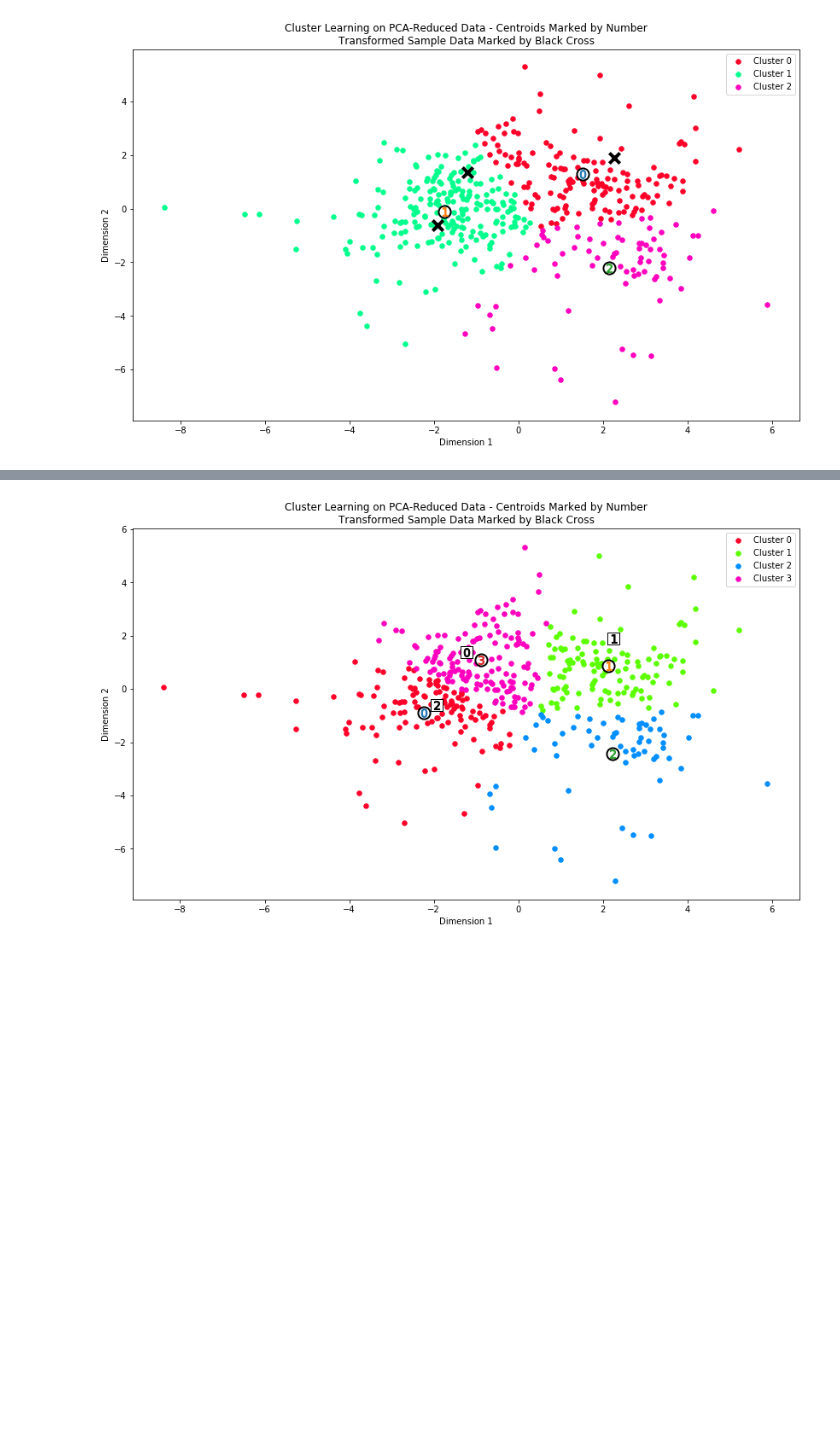
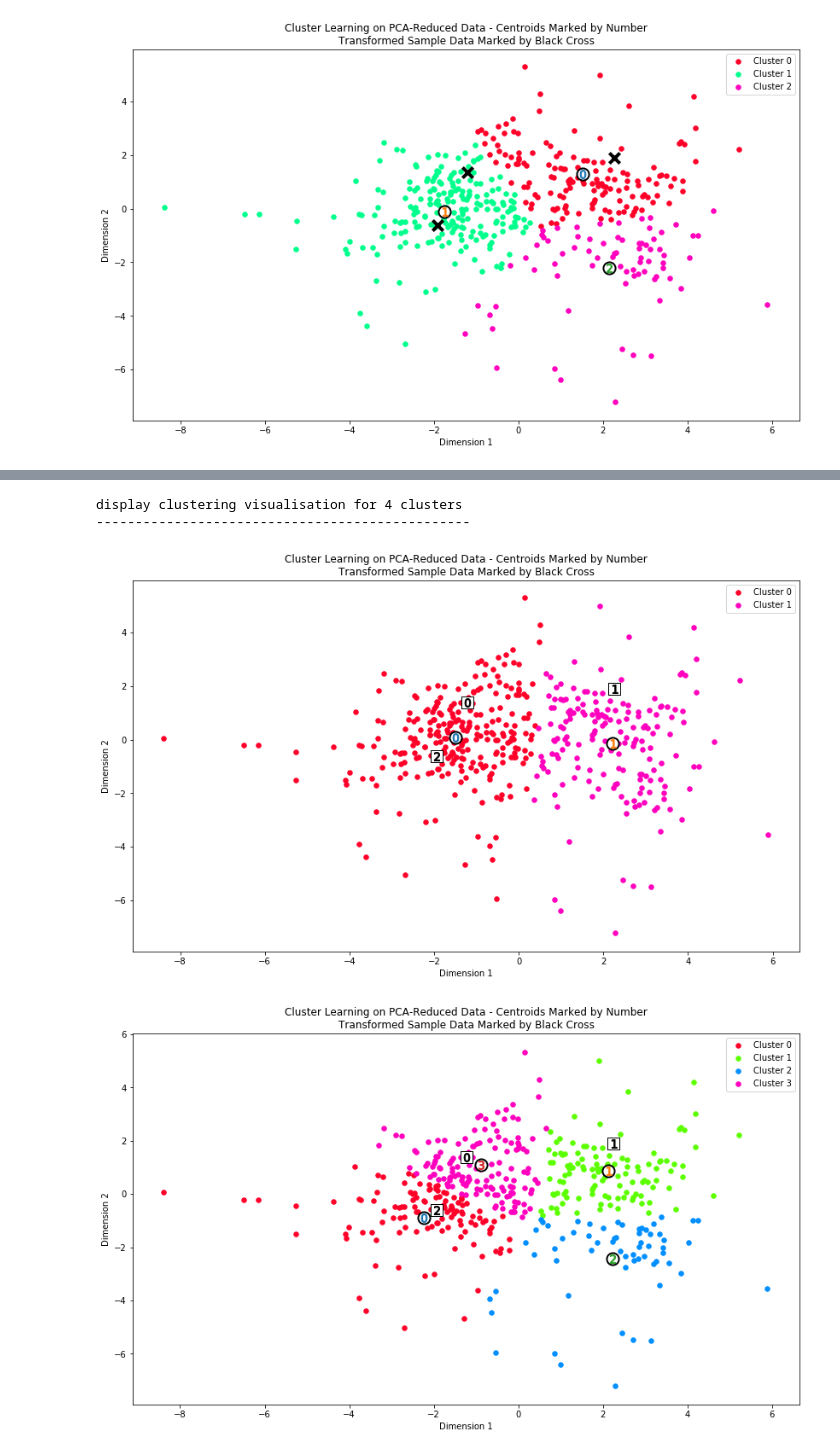
Before and after one commit to yifanxie/Udacity_MLND, a Jupyter notebook: projects/customer_segments/Running.ipynb, the cells around one changed output, grey strips where cells are left out. Saved outputs shown, nothing was run; the diff lists cells and outputs as text; code cells hidden in the pictures; blank space fills up the shorter version.

```diff
--- a/projects/customer_segments/Running.ipynb
+++ b/projects/customer_segments/Running.ipynb
@@ -146,3 +146,13 @@ display clustering visualisation for 4 clusters
+# %%
+# Finally Display the results of the clustering  for K=2 from implementation
+kmean_preds, centers, sample_preds, score = kmean_cluster(2, reduced_data, pca_samples)
+print("display clustering visualisation for 4 clusters")
+print("------------------------------------------------")
+cluster_results2(reduced_data, kmean_preds, centers, pca_samples)
+# %% [output]
+display clustering visualisation for 4 clusters
+------------------------------------------------
+[figure, added]
 # %%
 def cluster_results2(reduced_data, preds, centers, pca_samples):
     '''
```
Also changed, not shown: parts of 1 cell of this notebook.
